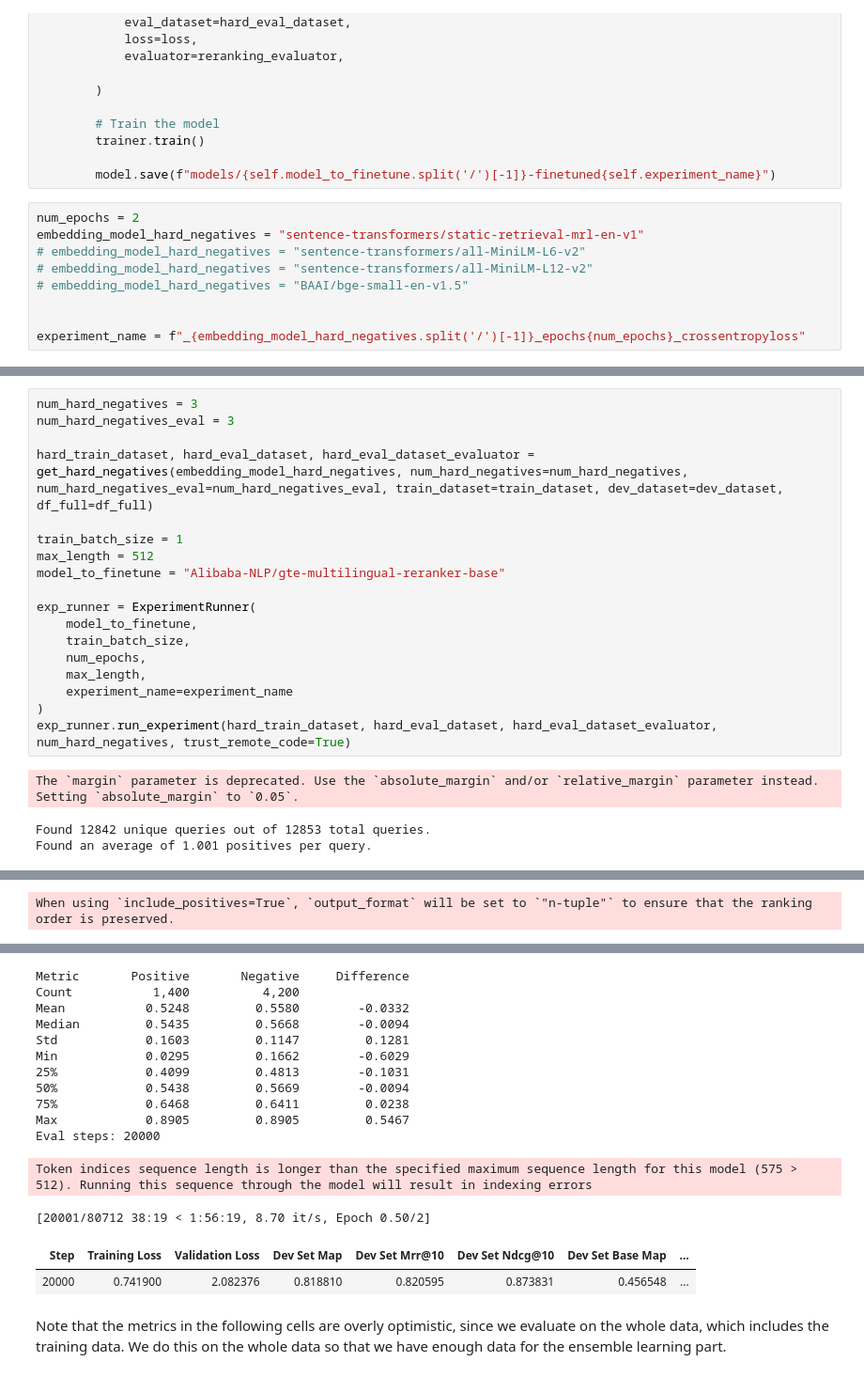
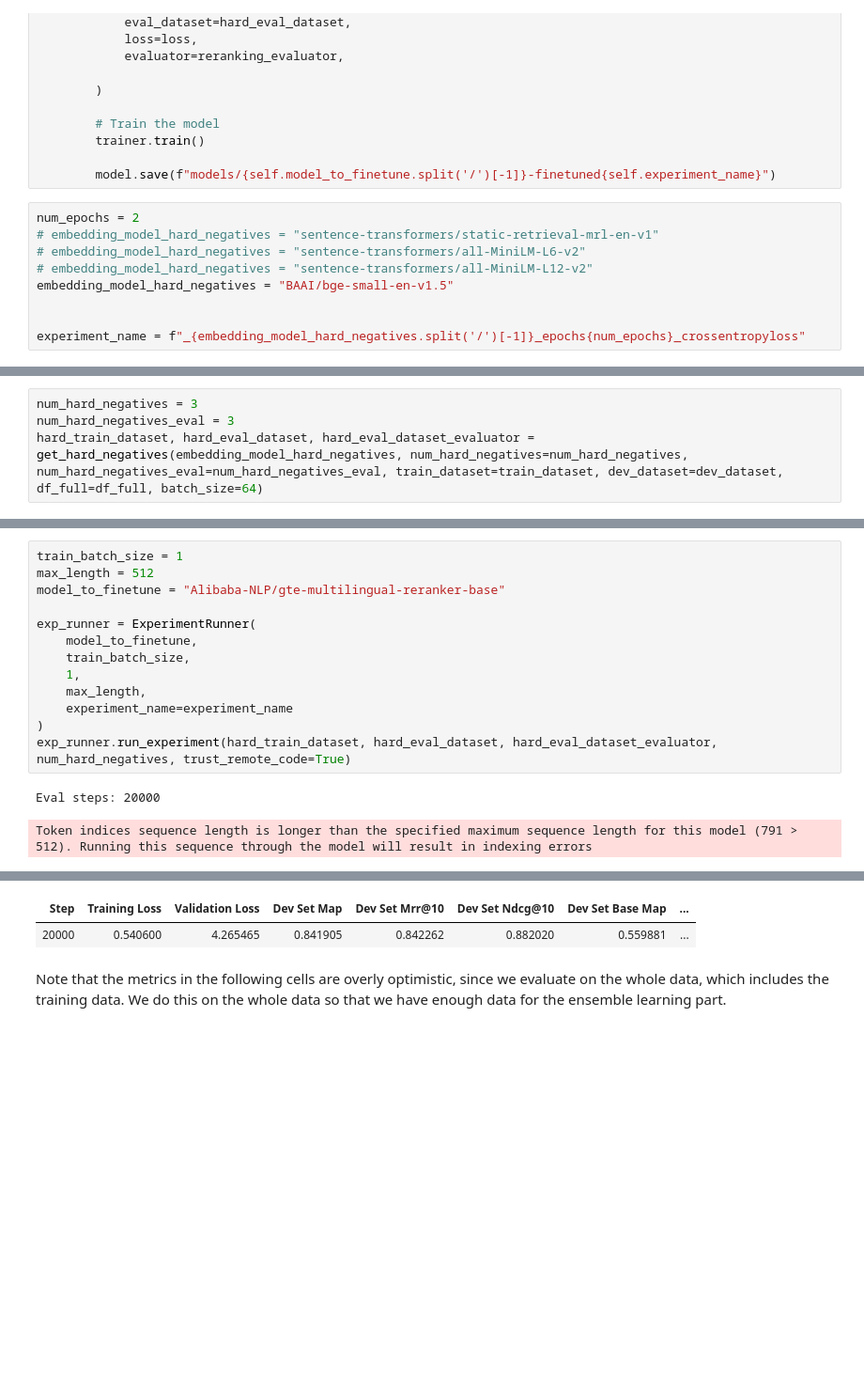
Before and after one commit to AIR25-CheckThat-Group1/CheckThat-ScientificClaimSourceRetrieval, a Jupyter notebook: reranking.ipynb, the cells around one changed output, grey strips where cells are left out. Shown at 94% size. Drawn from its saved outputs; the diff is of its cells as text; blank space fills up the shorter version.

Commit message:
finetuning using bigger embedding model

```diff
--- a/reranking.ipynb
+++ b/reranking.ipynb
@@ -566,10 +566,10 @@ class ExperimentRunner:
         model.save(f"models/{self.model_to_finetune.split('/')[-1]}-finetuned{self.experiment_name}")
 # %%
 num_epochs = 2
-embedding_model_hard_negatives = "sentence-transformers/static-retrieval-mrl-en-v1"
+# embedding_model_hard_negatives = "sentence-transformers/static-retrieval-mrl-en-v1"
 # embedding_model_hard_negatives = "sentence-transformers/all-MiniLM-L6-v2"
 # embedding_model_hard_negatives = "sentence-transformers/all-MiniLM-L12-v2"
-# embedding_model_hard_negatives = "BAAI/bge-small-en-v1.5"
+embedding_model_hard_negatives = "BAAI/bge-small-en-v1.5"
 
 
 experiment_name = f"_{embedding_model_hard_negatives.split('/')[-1]}_epochs{num_epochs}_crossentropyloss"
@@ -744,0 +745,4 @@ Token indices sequence length is longer than the specified maximum sequence leng
+# %%
+num_hard_negatives = 3
+num_hard_negatives_eval = 3
+hard_train_dataset, hard_eval_dataset, hard_eval_dataset_evaluator = get_hard_negatives(embedding_model_hard_negatives, num_hard_negatives=num_hard_negatives, num_hard_negatives_eval=num_hard_negatives_eval, train_dataset=train_dataset, dev_dataset=dev_dataset, df_full=df_full, batch_size=64)
@@ -745,9 +795,4 @@ Token indices sequence length is longer than the specified maximum sequence leng
 # %%
-num_hard_negatives = 3
-num_hard_negatives_eval = 3
-
-hard_train_dataset, hard_eval_dataset, hard_eval_dataset_evaluator = get_hard_negatives(embedding_model_hard_negatives, num_hard_negatives=num_hard_negatives, num_hard_negatives_eval=num_hard_negatives_eval, train_dataset=train_dataset, dev_dataset=dev_dataset, df_full=df_full)
-
 train_batch_size = 1
 max_length = 512
 model_to_finetune = "Alibaba-NLP/gte-multilingual-reranker-base"
@@ -755,12 +800,11 @@ model_to_finetune = "Alibaba-NLP/gte-multilingual-reranker-base"
 exp_runner = ExperimentRunner(
     model_to_finetune,
     train_batch_size,
-    num_epochs,
+    1,
     max_length,
     experiment_name=experiment_name
 )
 exp_runner.run_experiment(hard_train_dataset, hard_eval_dataset, hard_eval_dataset_evaluator, num_hard_negatives, trust_remote_code=True)
 # %% [output]
-The `margin` parameter is deprecated. Use the `absolute_margin` and/or `relative_margin` parameter instead. Setting `absolute_margin` to `0.05`.
+Eval steps: 20000
-Found 12842 unique queries out of 12853 total queries.
-Found an average of 1.001 positives per query.
+Token indices sequence length is longer than the specified maximum sequence length for this model (791 > 512). Running this sequence through the model will result in indexing errors
@@ -784 +811,0 @@ Found an average of 1.001 positives per query.
-When using `include_positives=True`, `output_format` will be set to `"n-tuple"` to ensure that the ranking order is preserved.
@@ -799,18 +812,5 @@ Found an average of 1.001 positives per query.
-Metric       Positive       Negative     Difference
-Count           1,400          4,200
-Mean           0.5248         0.5580        -0.0332
-Median         0.5435         0.5668        -0.0094
-Std            0.1603         0.1147         0.1281
-Min            0.0295         0.1662        -0.6029
-25%            0.4099         0.4813        -0.1031
-50%            0.5438         0.5669        -0.0094
-75%            0.6468         0.6411         0.0238
-Max            0.8905         0.8905         0.5467
-Eval steps: 20000
-Token indices sequence length is longer than the specified maximum sequence length for this model (575 > 512). Running this sequence through the model will result in indexing errors
-[20001/80712 38:19 < 1:56:19, 8.70 it/s, Epoch 0.50/2]
 | Step | Training Loss | Validation Loss | Dev Set Map | Dev Set Mrr@10 | Dev Set Ndcg@10 | Dev Set Base Map | ... |
-| 20000 | 0.741900 | 2.082376 | 0.818810 | 0.820595 | 0.873831 | 0.456548 | ... |
+| 20000 | 0.540600 | 4.265465 | 0.841905 | 0.842262 | 0.882020 | 0.559881 | ... |
 # %% [markdown]
 Note that the metrics in the following cells are overly optimistic, since we evaluate on the whole data, which includes the training data. We do this on the whole data so that we have enough data for the ensemble learning part.
 # %%
```
Also changed, not shown: parts of 10 cells of this notebook.
